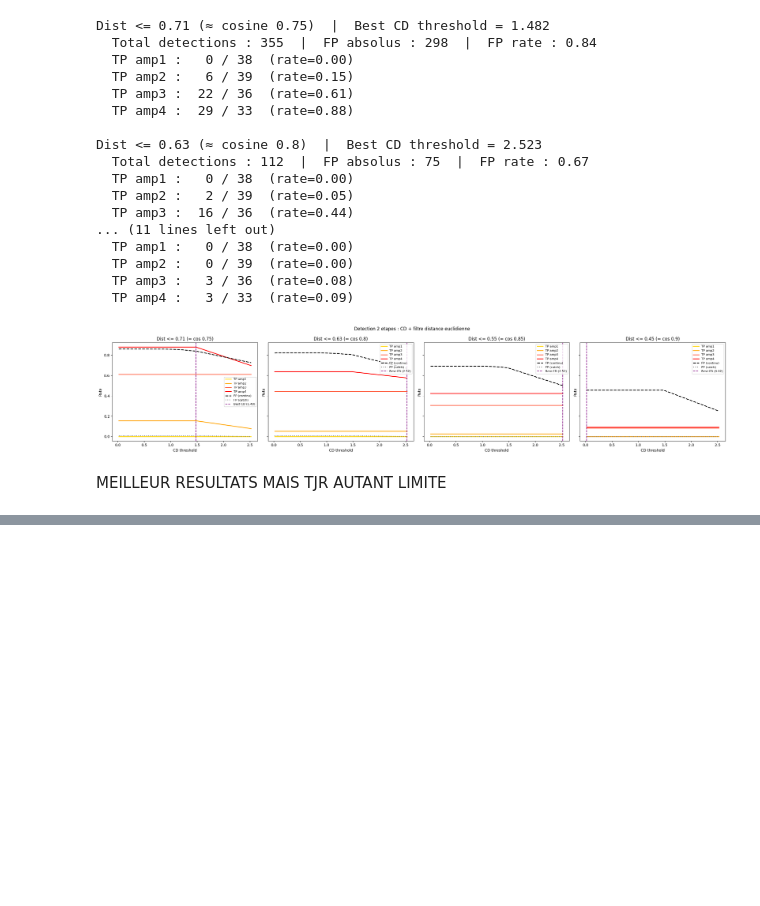
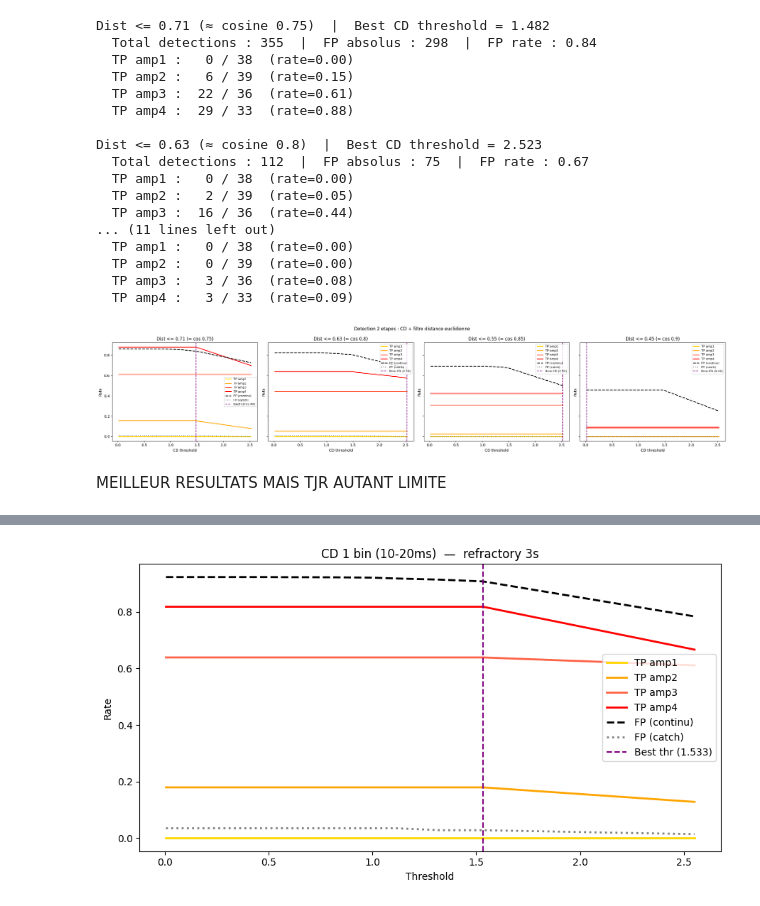
Before and after one commit to guenzi/NEURO-X-Project-I, a Jupyter notebook: tentatives.ipynb, the cells around one changed output, grey strips where cells are left out. Saved outputs shown, nothing was run; the diff lists cells and outputs as text; code cells hidden in the pictures; blank space fills up the shorter version.

```diff
--- a/rdv5mars.ipynb
+++ b/tentatives.ipynb
@@ -697,0 +766,93 @@ MEILLEUR RESULTATS MAIS TJR AUTANT LIMITE
+# %%
+# CD avec 1 bin (10-20ms apres stim, bin 51:52)
+# Refractory 3 secondes : amp4 est rare, on ne veut pas voir
+# plusieurs detections se suivre apres un seul evenement.
+
+# --- CD 1 bin ---
+PV_Stim_1b  = STM_by_amp[4][:, 51:52].mean(axis=1)
+PV_Catch_1b = CATCH_MTRX[:, 51:52].mean(axis=1)
+CD_1b = PV_Stim_1b - PV_Catch_1b
+CD_1b = CD_1b / (np.linalg.norm(CD_1b) + 1e-12)
+print("CD_1b norm:", np.linalg.norm(CD_1b))
+
+# --- Score instantane (1 bin) ---
+score_1b = CD_1b @ AP_Bin_Matrx   # (n_bins,)
+t_sig_1b = np.arange(len(score_1b)) * Bin_size
+
+refractory = 3.0   # verrou 5 secondes apres chaque detection
+
+# --- Sweep de threshold ---
+in_range_1b = (t_sig_1b >= t_start) & (t_sig_1b <= t_end)
+ths_1b      = np.percentile(score_1b[in_range_1b], np.linspace(50, 99.9, 80))
+
+tp_1b   = {a: [] for a in amps_stim}
+fp_co1b = []
+fp_ca1b = []
+
+for thr in ths_1b:
+    det_t = detect_peaks(score_1b, t_sig_1b, thr, refractory, Bin_size, t_start, t_end)
+    n_det = max(len(det_t), 1)
+
+    in_win_any = np.zeros(len(det_t), dtype=bool)
+    for st in all_stim_times:
+        in_win_any |= (det_t >= st) & (det_t <= st + tol_post)
+    fp_co1b.append(np.sum(~in_win_any) / n_det)
+
+    hits_catch = sum(
+        np.any((det_t >= st) & (det_t <= st + tol_post))
+        for st in Catch_times
+    )
+    fp_ca1b.append(hits_catch / max(n_catch_trials, 1))
+
+    for a in amps_stim:
+        hits = sum(
+            np.any((det_t >= st) & (det_t <= st + tol_post))
+            for st in Stim_times_by_amp[a]
+        )
+        tp_1b[a].append(hits / max(len(Stim_times_by_amp[a]), 1))
+
+tp_1b   = {a: np.array(tp_1b[a]) for a in amps_stim}
+fp_co1b = np.array(fp_co1b)
+fp_ca1b = np.array(fp_ca1b)
+
+# --- Meilleur threshold : max(TP4 - FP), min 10 det, TP4 > 0 ---
+best_i1b = None
+best_sc1b = -np.inf
+for i, thr in enumerate(ths_1b):
+    det_t = detect_peaks(score_1b, t_sig_1b, thr, refractory, Bin_size, t_start, t_end)
+    if len(det_t) >= 10 and tp_1b[4][i] > 0:
+        sc = tp_1b[4][i] - fp_co1b[i]
+        if sc > best_sc1b:
+            best_sc1b = sc
+            best_i1b  = i
+best_thr_1b = ths_1b[best_i1b] if best_i1b is not None else ths_1b[40]
+
+# --- Plot ---
+plt.figure(figsize=(9, 5))
+for a in amps_stim:
+    plt.plot(ths_1b, tp_1b[a], color=colors_amp[a], lw=2, label=f"TP amp{a}")
+plt.plot(ths_1b, fp_co1b, color="black", lw=2, linestyle="--", label="FP (continu)")
+plt.plot(ths_1b, fp_ca1b, color="gray",  lw=2, linestyle=":",  label="FP (catch)")
+plt.axvline(best_thr_1b, color="purple", linestyle="--", lw=1.5,
+            label=f"Best thr ({best_thr_1b:.3f})")
+plt.xlabel("Threshold")
+plt.ylabel("Rate")
+plt.title("CD 1 bin (10-20ms)  —  refractory 3s")
+plt.legend()
+plt.tight_layout()
+plt.show()
+
+# --- Stats au meilleur threshold ---
+det_t = detect_peaks(score_1b, t_sig_1b, best_thr_1b, refractory, Bin_size, t_start, t_end)
+in_win_any = np.zeros(len(det_t), dtype=bool)
+for st in all_stim_times:
+    in_win_any |= (det_t >= st) & (det_t <= st + tol_post)
+n_fp_1b = int(np.sum(~in_win_any))
+
+print(f"\nBest threshold = {best_thr_1b:.4f}")
+print(f"Total detections : {len(det_t)}  |  FP absolus : {n_fp_1b}  |  FP rate : {n_fp_1b/max(len(det_t),1):.2f}")
+for a in amps_stim:
+    hits = sum(np.any((det_t >= st) & (det_t <= st + tol_post))
+               for st in Stim_times_by_amp[a])
+    print(f"  TP amp{a} : {hits:3d} / {len(Stim_times_by_amp[a])}  (rate = {hits/max(len(Stim_times_by_amp[a]),1):.2f})")
+# %% [output]
@@ -697,0 +860 @@ MEILLEUR RESULTATS MAIS TJR AUTANT LIMITE
+[figure, added]
```
Also changed, not shown: parts of 7 cells of this notebook, 3 other files.
